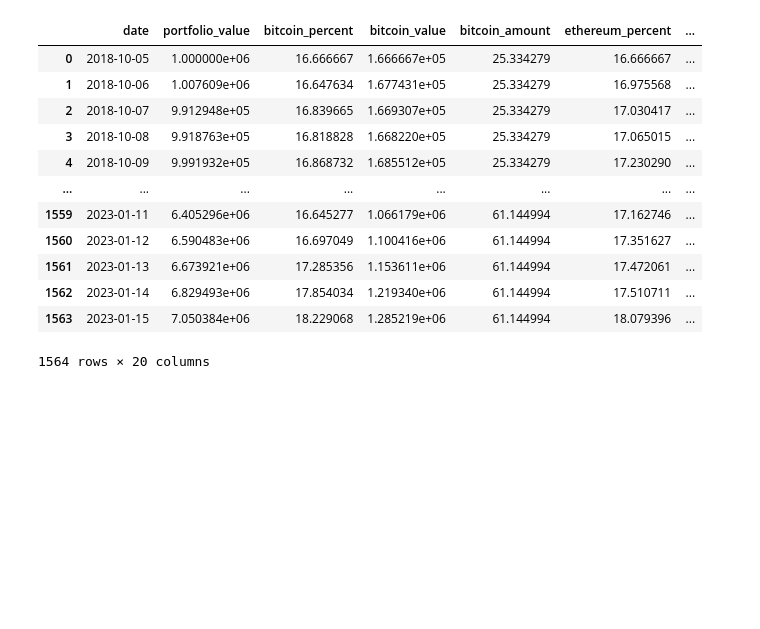
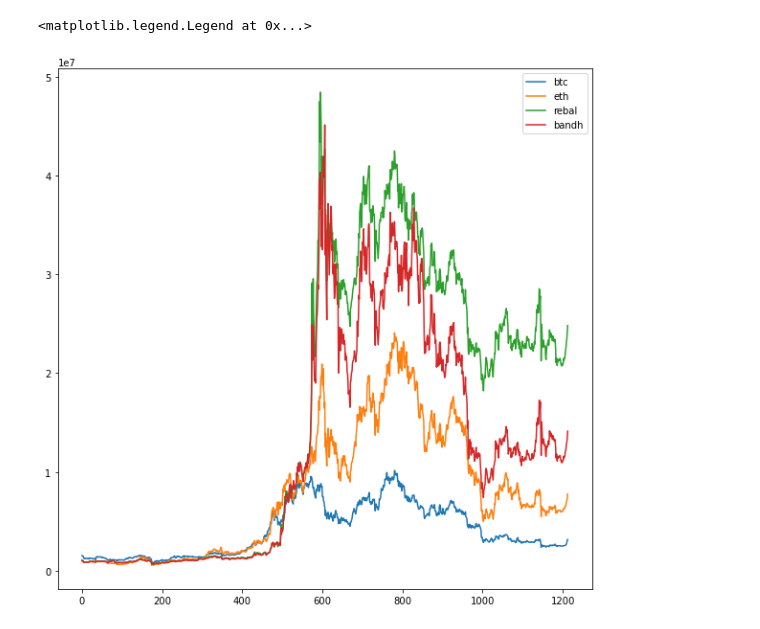
Before and after one commit to PaulGutkovich/Project1_Rebalance, a Jupyter notebook: rebalance.ipynb, the cells around one changed output. Saved outputs shown, nothing was run; the diff lists cells and outputs as text; code cells hidden in the pictures; blank space fills up the shorter version.

Commit message:
added buy and hold function

```diff
--- a/rebalance.ipynb
+++ b/rebalance.ipynb
@@ -80,18 +140,14 @@ def rebalance(n, coins_all, ps, period=42, allocations="equal", starting=1000000
 # %%
-df = rebalance(6, coins, prices)
+df = rebalance(10, coins, prices, period=200)
+dfbh = top_n_buy_and_hold(10, coins, prices)
-# %%
-df
-# %% [output]
-|  | date | portfolio_value | bitcoin_percent | bitcoin_value | bitcoin_amount | ethereum_percent | ... |
-| 0 | 2018-10-05 | 1.000000e+06 | 16.666667 | 1.666667e+05 | 25.334279 | 16.666667 | ... |
-| 1 | 2018-10-06 | 1.007609e+06 | 16.647634 | 1.677431e+05 | 25.334279 | 16.975568 | ... |
-| 2 | 2018-10-07 | 9.912948e+05 | 16.839665 | 1.669307e+05 | 25.334279 | 17.030417 | ... |
-| 3 | 2018-10-08 | 9.918763e+05 | 16.818828 | 1.668220e+05 | 25.334279 | 17.065015 | ... |
-| 4 | 2018-10-09 | 9.991932e+05 | 16.868732 | 1.685512e+05 | 25.334279 | 17.230290 | ... |
-| ... | ... | ... | ... | ... | ... | ... | ... |
-| 1559 | 2023-01-11 | 6.405296e+06 | 16.645277 | 1.066179e+06 | 61.144994 | 17.162746 | ... |
-| 1560 | 2023-01-12 | 6.590483e+06 | 16.697049 | 1.100416e+06 | 61.144994 | 17.351627 | ... |
-| 1561 | 2023-01-13 | 6.673921e+06 | 17.285356 | 1.153611e+06 | 61.144994 | 17.472061 | ... |
-| 1562 | 2023-01-14 | 6.829493e+06 | 17.854034 | 1.219340e+06 | 61.144994 | 17.510711 | ... |
-| 1563 | 2023-01-15 | 7.050384e+06 | 18.229068 | 1.285219e+06 | 61.144994 | 18.079396 | ... |
-1564 rows × 20 columns
+# %%
+n = df.shape[0]
+fig = plt.figure(figsize=(10,10))
+plt.plot(150*prices['bitcoin_price'][-n:].values, label='btc')
+plt.plot(5000*prices['ethereum_price'][-n:].values, label='eth')
+plt.plot(df["portfolio_value"].values, label='rebal')
+plt.plot(dfbh["portfolio_value"].values, label='bandh')
+plt.legend()
+# %% [output]
+<matplotlib.legend.Legend at 0x...>
+[figure, added]
```
Also changed, not shown: parts of 2 cells of this notebook.
